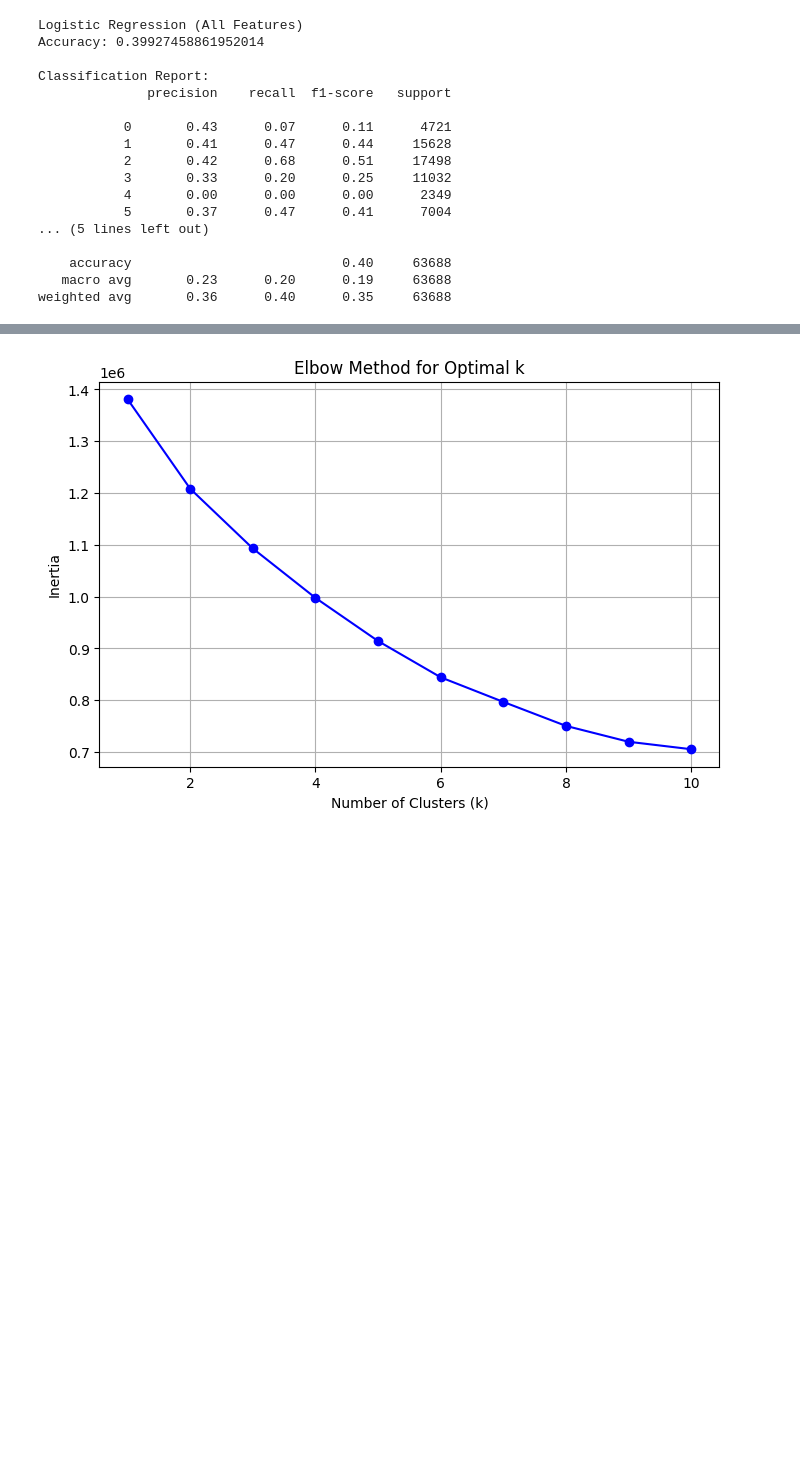
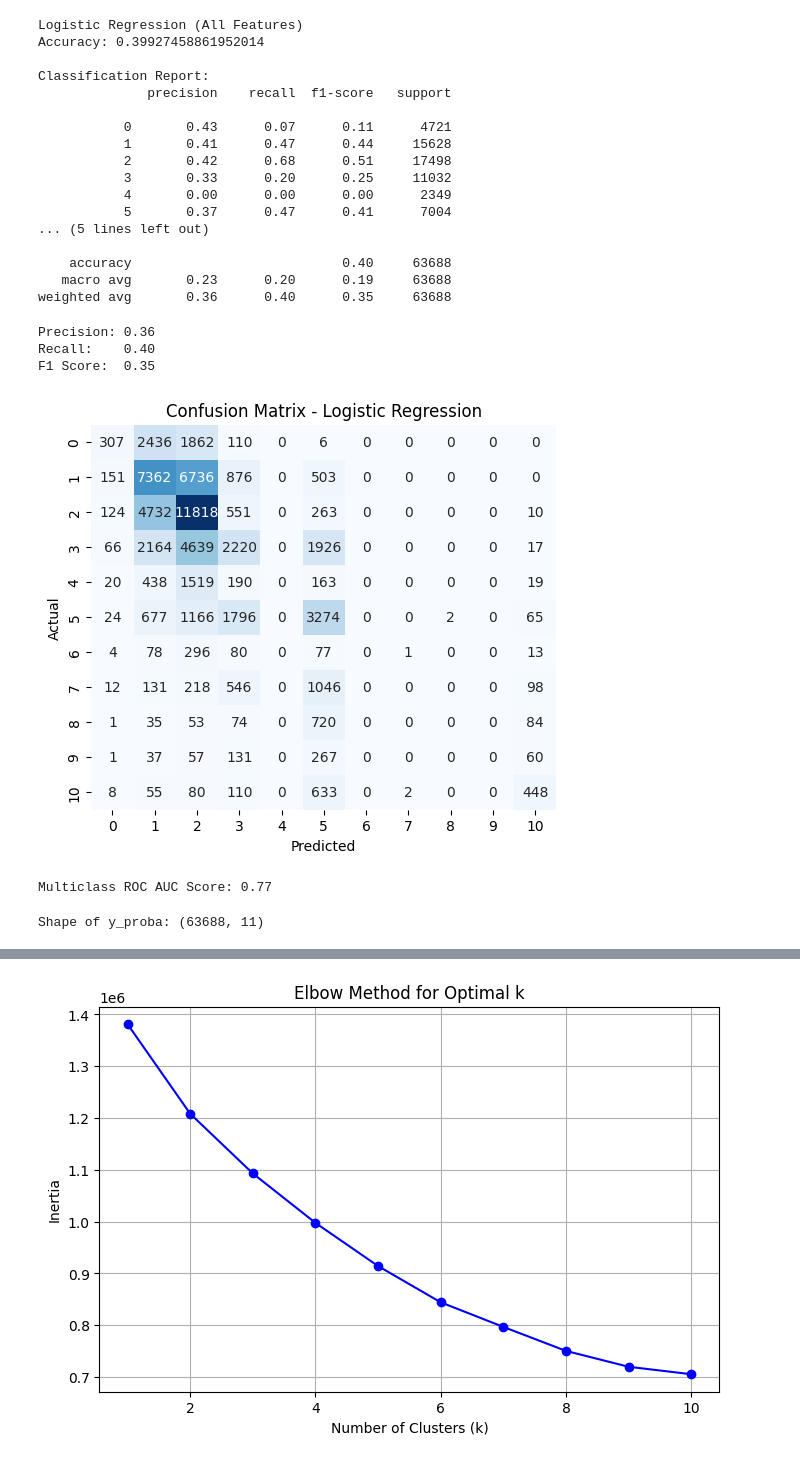
Before and after one commit to Jayjolie1026/4260, a Jupyter notebook: Kmeans-RandomForest.ipynb, the cells around one changed output, grey strips where cells are left out. Drawn from its saved outputs; the diff is of its cells as text; code cells hidden in the pictures; blank space fills up the shorter version.

```diff
--- a/Kmeans-RandomForest.ipynb
+++ b/Kmeans-RandomForest.ipynb
@@ -78,3 +100,48 @@ Classification Report:
     accuracy                           0.40     63688
    macro avg       0.23      0.20      0.19     63688
 weighted avg       0.36      0.40      0.35     63688
+# %%
+from sklearn.metrics import precision_score, recall_score, f1_score
+
+precision = precision_score(y_test, y_pred_log_reg, average='weighted')
+recall = recall_score(y_test, y_pred_log_reg, average='weighted')
+f1 = f1_score(y_test, y_pred_log_reg, average='weighted')
+
+print(f"Precision: {precision:.2f}")
+print(f"Recall:    {recall:.2f}")
+print(f"F1 Score:  {f1:.2f}")
+# %% [output]
+Precision: 0.36
+Recall:    0.40
+F1 Score:  0.35
+# %%
+import matplotlib.pyplot as plt
+import seaborn as sns
+from sklearn.metrics import confusion_matrix
+
+cm = confusion_matrix(y_test, y_pred_log_reg)
+plt.figure(figsize=(6, 5))
+sns.heatmap(cm, annot=True, fmt="d", cmap="Blues", cbar=False)
+plt.xlabel("Predicted")
+plt.ylabel("Actual")
+plt.title("Confusion Matrix - Logistic Regression")
+plt.show()
+# %% [output]
+[figure, added]
+# %%
+from sklearn.metrics import roc_auc_score
+from sklearn.preprocessing import label_binarize
+
+# Binarize labels for multiclass
+y_test_bin = label_binarize(y_test, classes=np.unique(y_test))
+y_proba = log_reg.predict_proba(X_test)
+
+auc_score = roc_auc_score(y_test_bin, y_proba, multi_class='ovr')
+print(f"Multiclass ROC AUC Score: {auc_score:.2f}")
+# %% [output]
+Multiclass ROC AUC Score: 0.77
+# %%
+y_proba = log_reg.predict_proba(X_test)
+print("Shape of y_proba:", y_proba.shape)
+# %% [output]
+Shape of y_proba: (63688, 11)
```
Also changed, not shown: parts of 27 cells of this notebook.
